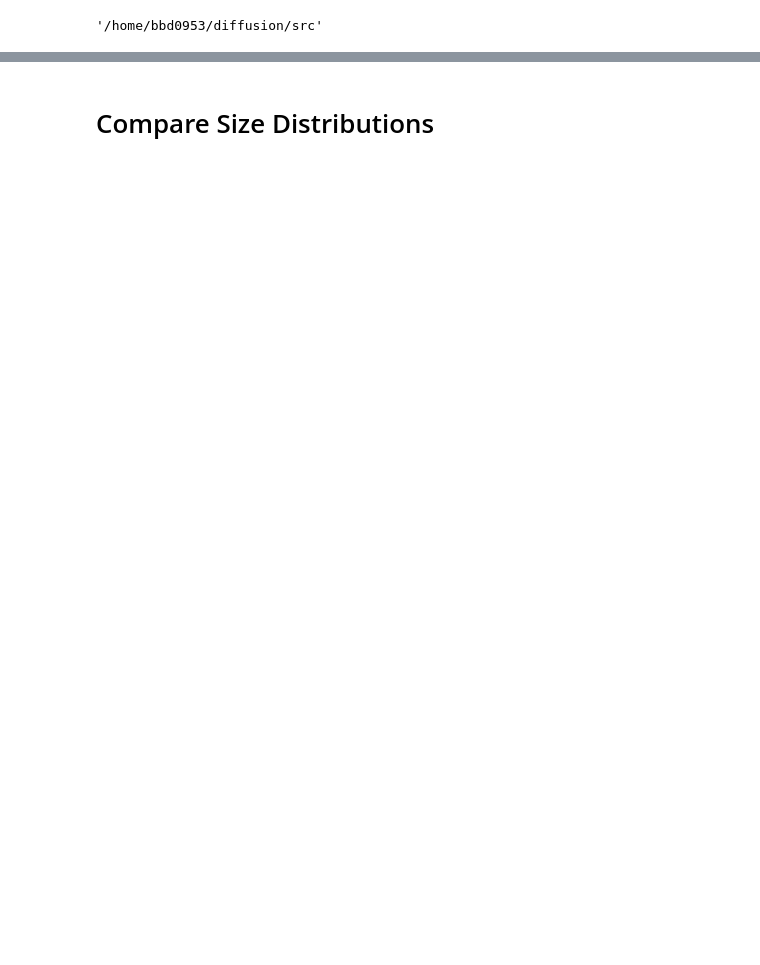
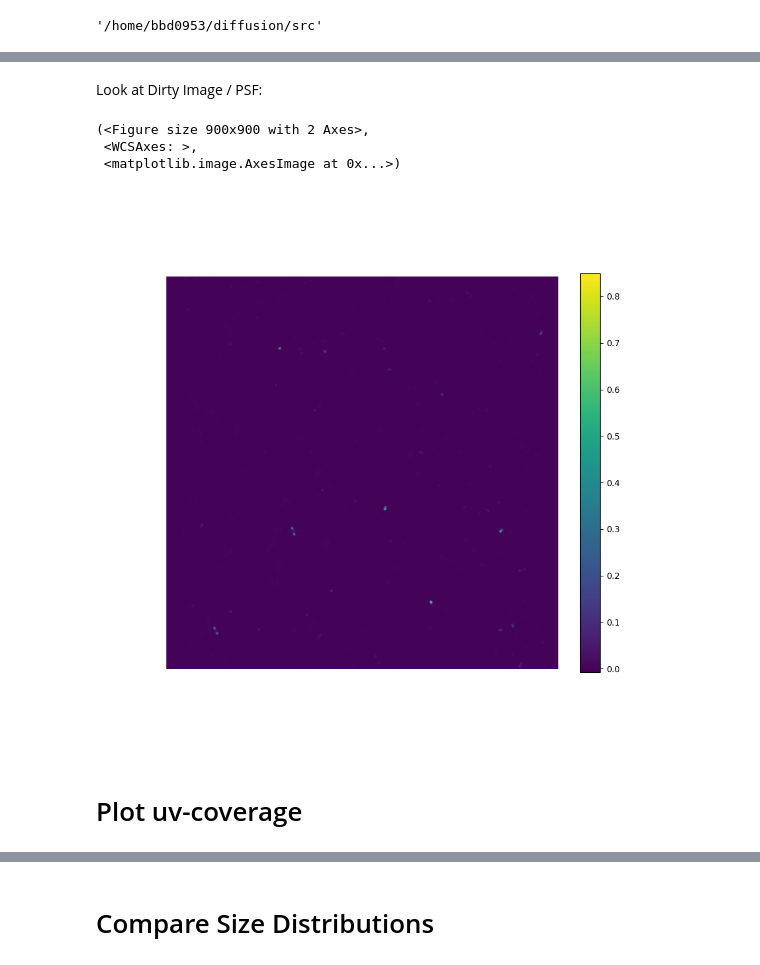
Before and after one commit to tmartinezML/LOFAR-Diffusion, a Jupyter notebook: src/notebooks/sky_maps.ipynb, the cells around one changed output, grey strips where cells are left out. Cells and saved outputs as stored; diff of their text form; code cells hidden in the pictures; blank space fills up the shorter version.

```diff
--- a/src/notebooks/sky_maps.ipynb
+++ b/src/notebooks/sky_maps.ipynb
@@ -11,0 +83,20 @@ os.getcwd()
+# %% [markdown]
+Look at Dirty Image / PSF:
+# %%
+import plotting.map_plots as mpplt
+reload(mpplt)
+
+# file = map_folder / "ddf/test_map_80_ddf.dirty.fits"
+file = '/hs/fs08/data/group-brueggen/tmartinez/sky_maps/test_map_80/ddf-pipeline/image_dirin_SSD_m.app.restored.fits'
+
+dirty_arr, dirty_wcs = get_image(file)
+
+%matplotlib widget
+mpplt.plot_sky_map(dirty_arr, wcs=dirty_wcs)
+# %% [output]
+(<Figure size 900x900 with 2 Axes>,
+ <WCSAxes: >,
+ <matplotlib.image.AxesImage at 0x...>)
+[figure, added]
+# %% [markdown]
+# Plot uv-coverage
```
Also changed, not shown: parts of 72 cells of this notebook, 13 other files.
